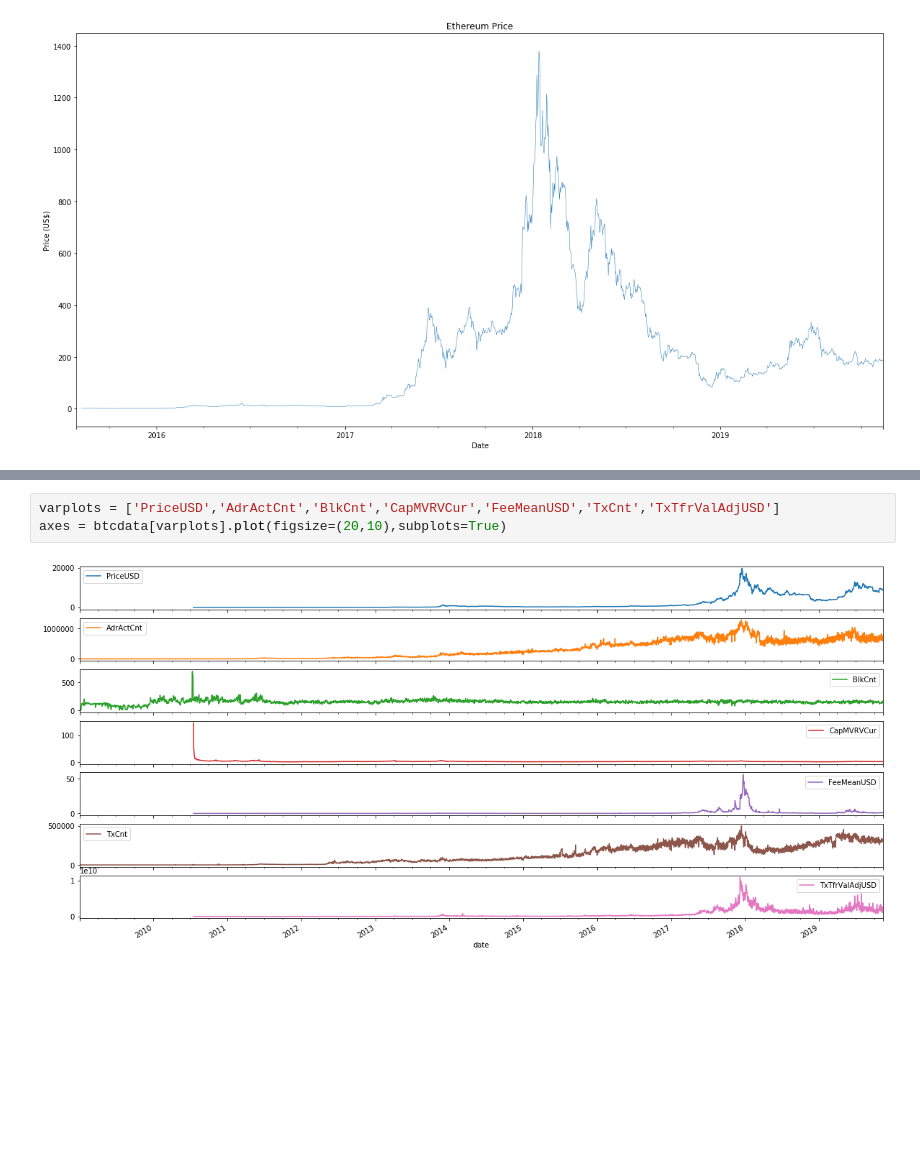
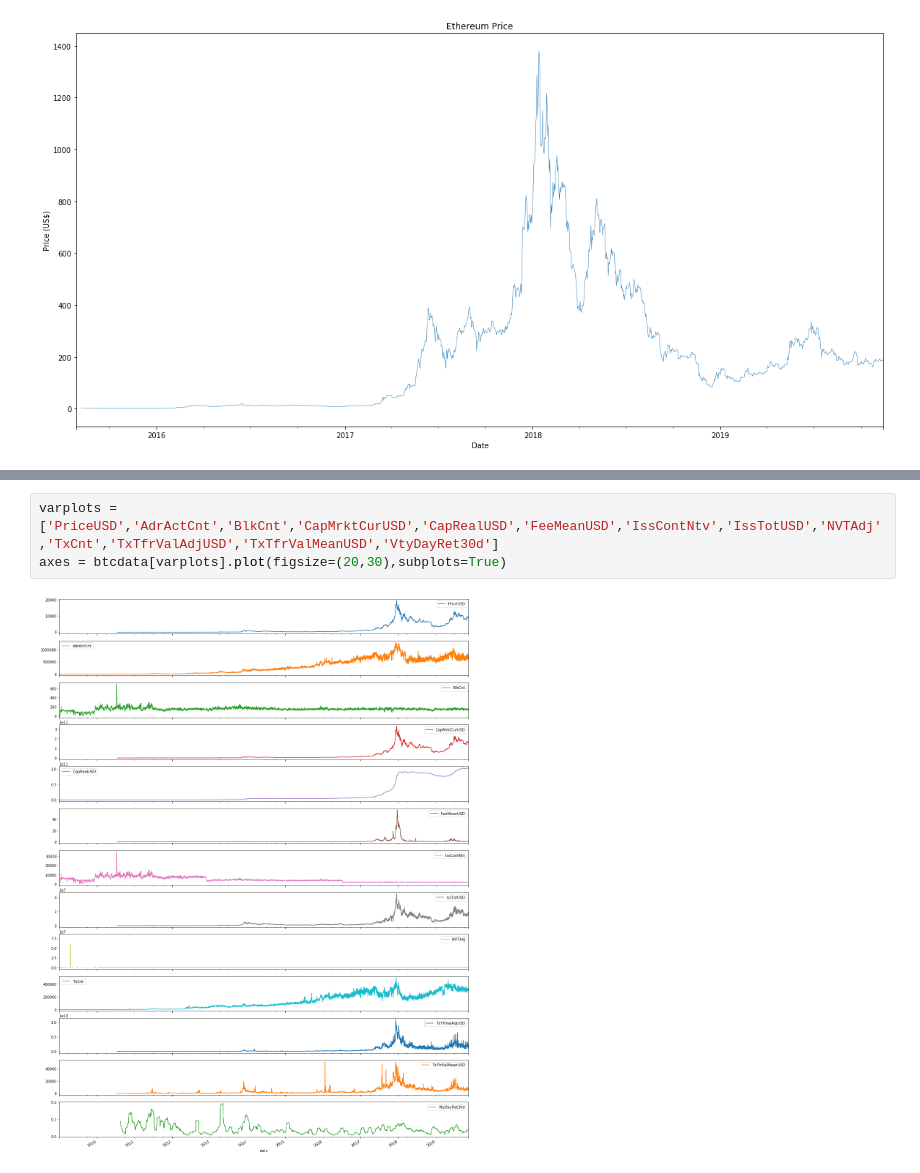
Before and after one commit to fpwirth/Data-Analytics-Project-1, a Jupyter notebook: notebooks/Philipanalysisnotebook.ipynb, the cells around one changed output, grey strips where cells are left out. Drawn from its saved outputs; the diff is of its cells as text; blank space fills up the shorter version.

Commit message:
Updated analysis notebook with additional graphs

```diff
--- a/notebooks/Philipanalysisnotebook.ipynb
+++ b/notebooks/Philipanalysisnotebook.ipynb
@@ -48,5 +64,5 @@ Text(0, 0.5, 'Price (US$)')
 # %%
-varplots = ['PriceUSD','AdrActCnt','BlkCnt','CapMVRVCur','FeeMeanUSD','TxCnt','TxTfrValAdjUSD']
-axes = btcdata[varplots].plot(figsize=(20,10),subplots=True)
+varplots = ['PriceUSD','AdrActCnt','BlkCnt','CapMrktCurUSD','CapRealUSD','FeeMeanUSD','IssContNtv','IssTotUSD','NVTAdj','TxCnt','TxTfrValAdjUSD','TxTfrValMeanUSD','VtyDayRet30d']
+axes = btcdata[varplots].plot(figsize=(20,30),subplots=True)
 # %% [output]
-[figure, old version]
+[figure, new version]
```
Also changed, not shown: parts of 4 cells of this notebook.
